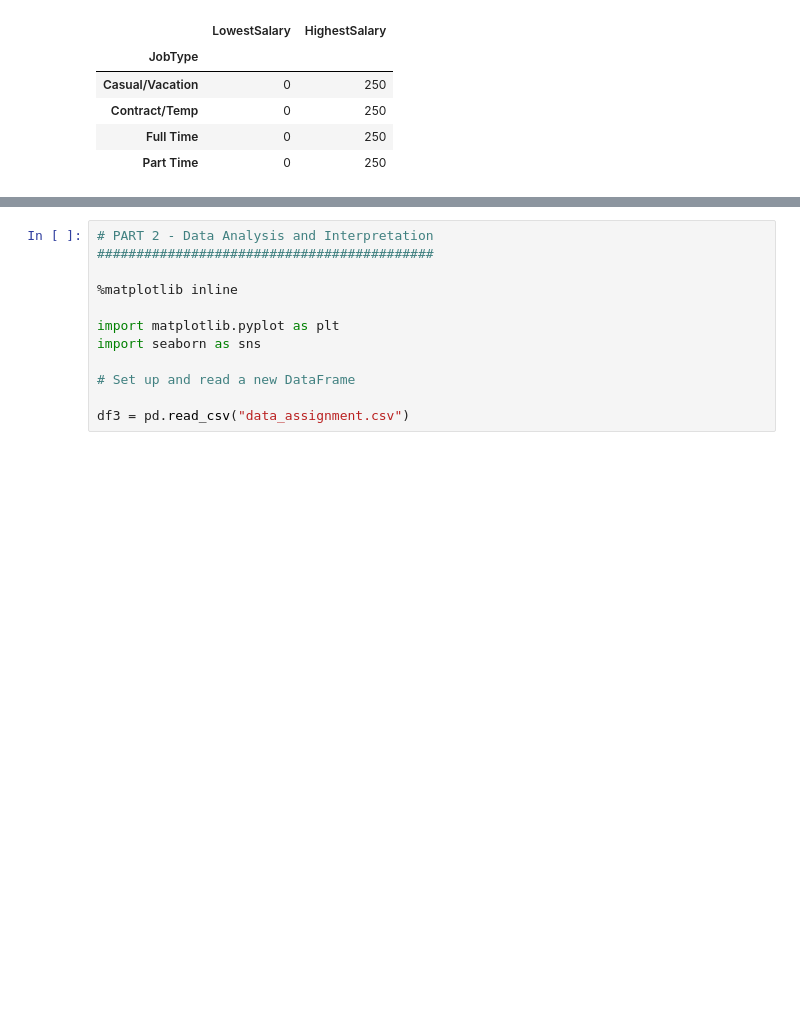
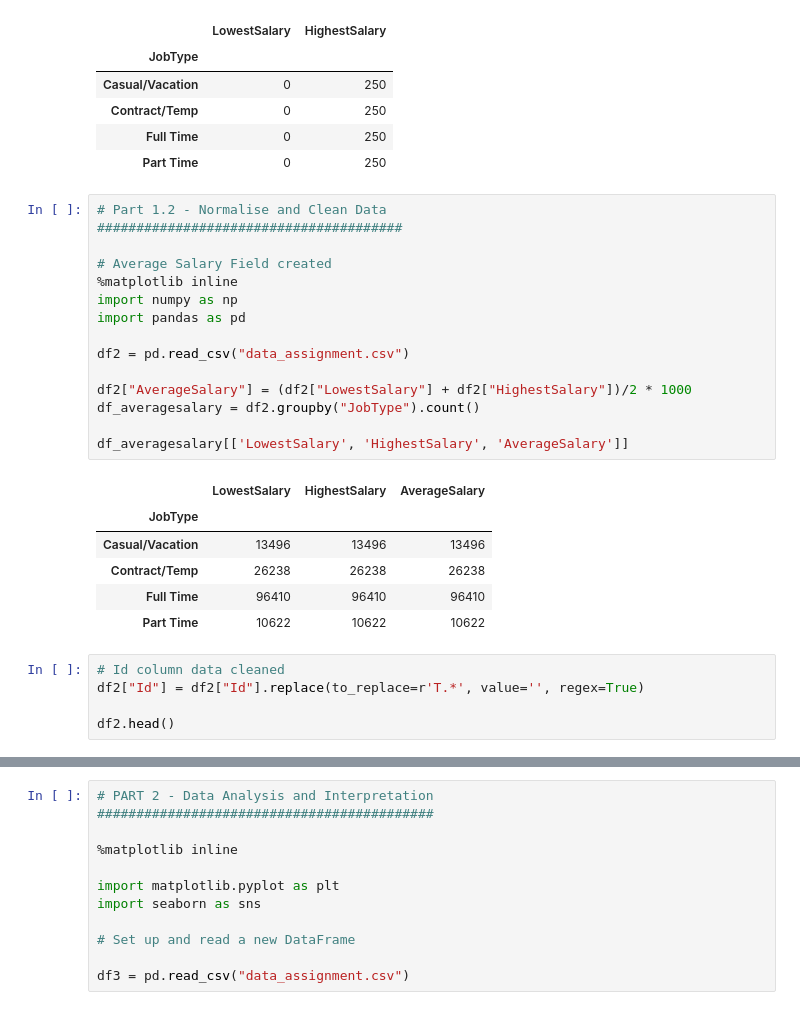
Before and after one commit to muriloOliveira7/7030ICTAssignmentPart1, a Jupyter notebook: job_market.ipynb, the cells around one changed output, grey strips where cells are left out. Cells and saved outputs as stored; diff of their text form; blank space fills up the shorter version.

Commit message:
Added Part 1.2 sections

```diff
--- a/job_market.ipynb
+++ b/job_market.ipynb
@@ -186,3 +189,30 @@ pd.merge(lowest_values, highest_values, on='JobType')
 | Contract/Temp | 0 | 250 |
 | Full Time | 0 | 250 |
 | Part Time | 0 | 250 |
+# %%
+# Part 1.2 - Normalise and Clean Data
+#######################################
+
+# Average Salary Field created
+%matplotlib inline
+import numpy as np
+import pandas as pd
+
+df2 = pd.read_csv("data_assignment.csv")
+
+df2["AverageSalary"] = (df2["LowestSalary"] + df2["HighestSalary"])/2 * 1000
+df_averagesalary = df2.groupby("JobType").count()
+
+df_averagesalary[['LowestSalary', 'HighestSalary', 'AverageSalary']]
+# %% [output]
+|  | LowestSalary | HighestSalary | AverageSalary |
+| JobType |  |  |  |
+| Casual/Vacation | 13496 | 13496 | 13496 |
+| Contract/Temp | 26238 | 26238 | 26238 |
+| Full Time | 96410 | 96410 | 96410 |
+| Part Time | 10622 | 10622 | 10622 |
+# %%
+# Id column data cleaned
+df2["Id"] = df2["Id"].replace(to_replace=r'T.*', value='', regex=True)
+
+df2.head()
```
Also changed, not shown: parts of 7 cells of this notebook.
